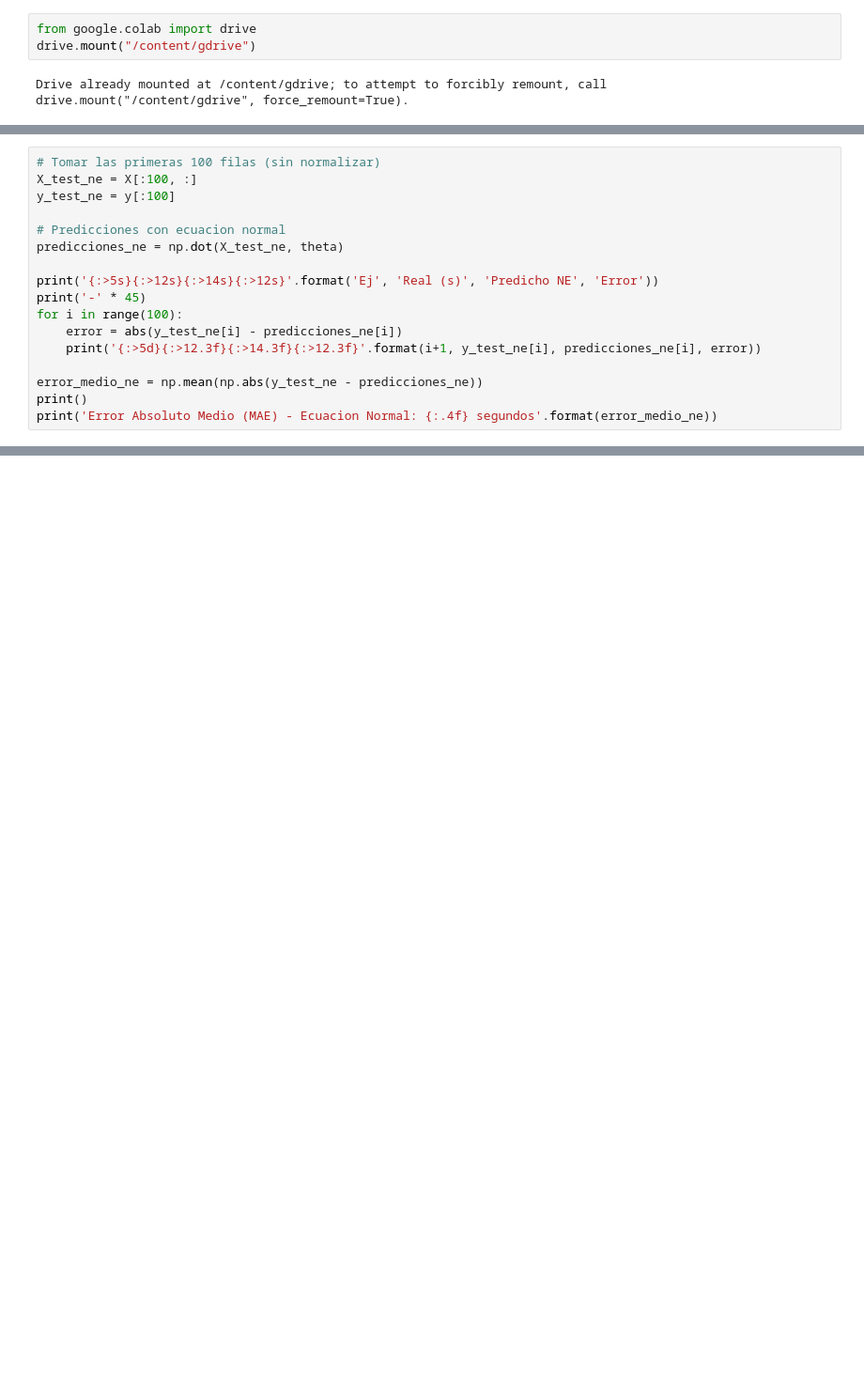
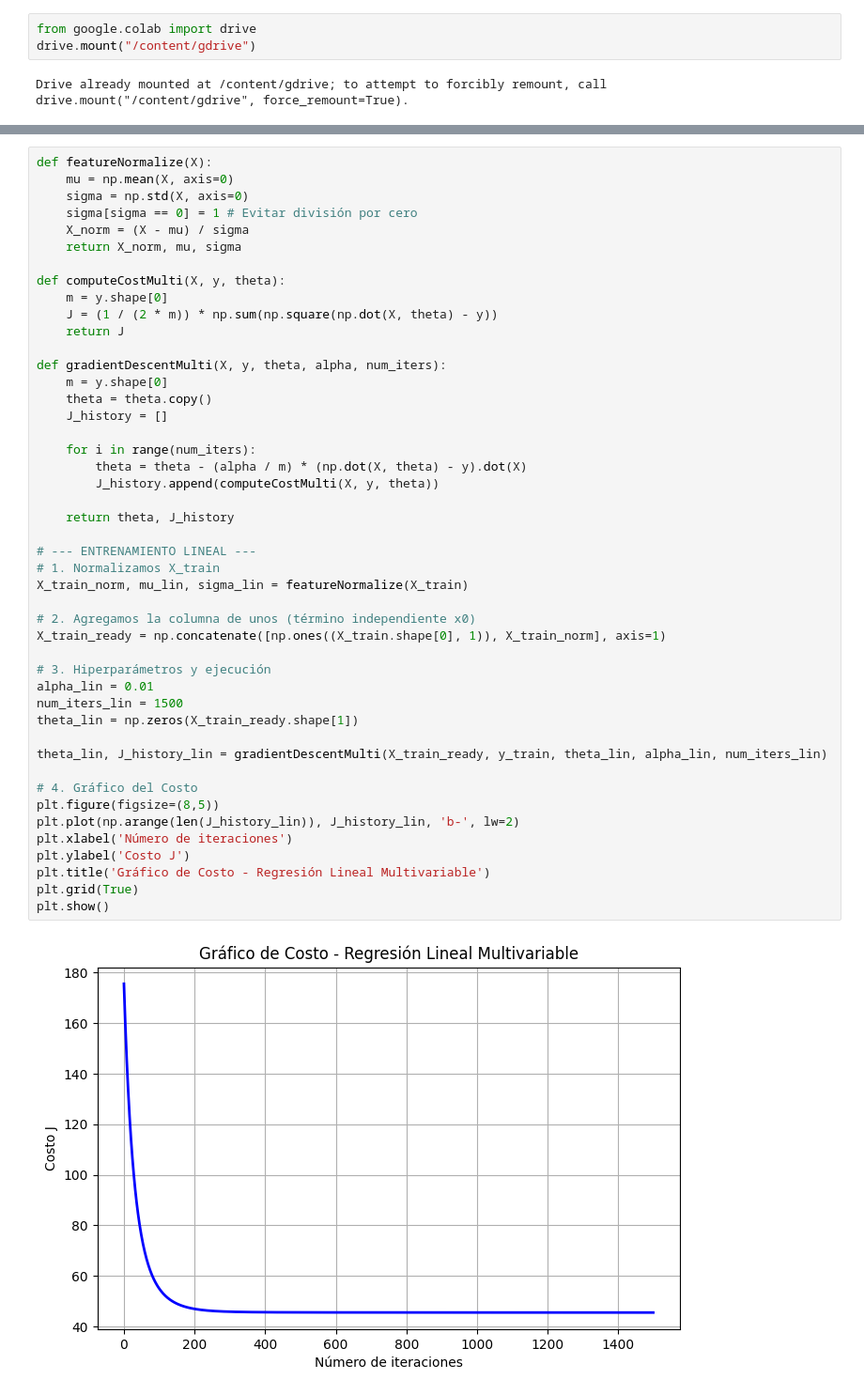
Before and after one commit to SaidCondoriRomero/SiS420_Inteligencia_Artificial, a Jupyter notebook: Laboratorios/Laboratorio_2.ipynb, the cells around one changed output, grey strips where cells are left out. Shown at 94% size. Saved outputs shown, nothing was run; the diff lists cells and outputs as text; blank space fills up the shorter version.

```diff
--- a/Laboratorios/Laboratorio_2.ipynb
+++ b/Laboratorios/Laboratorio_2.ipynb
@@ -641,17 +34,0 @@ pyplot.plot(X[:, 1], np.dot(X, theta), '-')
-# %%
-# Tomar las primeras 100 filas (sin normalizar)
-X_test_ne = X[:100, :]
-y_test_ne = y[:100]
-
-# Predicciones con ecuacion normal
-predicciones_ne = np.dot(X_test_ne, theta)
-
-print('{:>5s}{:>12s}{:>14s}{:>12s}'.format('Ej', 'Real (s)', 'Predicho NE', 'Error'))
-print('-' * 45)
-for i in range(100):
-    error = abs(y_test_ne[i] - predicciones_ne[i])
-    print('{:>5d}{:>12.3f}{:>14.3f}{:>12.3f}'.format(i+1, y_test_ne[i], predicciones_ne[i], error))
-
-error_medio_ne = np.mean(np.abs(y_test_ne - predicciones_ne))
-print()
-print('Error Absoluto Medio (MAE) - Ecuacion Normal: {:.4f} segundos'.format(error_medio_ne))
@@ -734,0 +159,48 @@ Valor real utime fila 0: 0.612 segundos
+# %%
+def featureNormalize(X):
+    mu = np.mean(X, axis=0)
+    sigma = np.std(X, axis=0)
+    sigma[sigma == 0] = 1 # Evitar división por cero
+    X_norm = (X - mu) / sigma
+    return X_norm, mu, sigma
+
+def computeCostMulti(X, y, theta):
+    m = y.shape[0]
+    J = (1 / (2 * m)) * np.sum(np.square(np.dot(X, theta) - y))
+    return J
+
+def gradientDescentMulti(X, y, theta, alpha, num_iters):
+    m = y.shape[0]
+    theta = theta.copy()
+    J_history = []
+
+    for i in range(num_iters):
+        theta = theta - (alpha / m) * (np.dot(X, theta) - y).dot(X)
+        J_history.append(computeCostMulti(X, y, theta))
+
+    return theta, J_history
+
+# --- ENTRENAMIENTO LINEAL ---
+# 1. Normalizamos X_train
+X_train_norm, mu_lin, sigma_lin = featureNormalize(X_train)
+
+# 2. Agregamos la columna de unos (término independiente x0)
+X_train_ready = np.concatenate([np.ones((X_train.shape[0], 1)), X_train_norm], axis=1)
+
+# 3. Hiperparámetros y ejecución
+alpha_lin = 0.01
+num_iters_lin = 1500
+theta_lin = np.zeros(X_train_ready.shape[1])
+
+theta_lin, J_history_lin = gradientDescentMulti(X_train_ready, y_train, theta_lin, alpha_lin, num_iters_lin)
+
+# 4. Gráfico del Costo
+plt.figure(figsize=(8,5))
+plt.plot(np.arange(len(J_history_lin)), J_history_lin, 'b-', lw=2)
+plt.xlabel('Número de iteraciones')
+plt.ylabel('Costo J')
+plt.title('Gráfico de Costo - Regresión Lineal Multivariable')
+plt.grid(True)
+plt.show()
+# %% [output]
+[figure, added]
```
Also changed, not shown: parts of 64 cells of this notebook.
